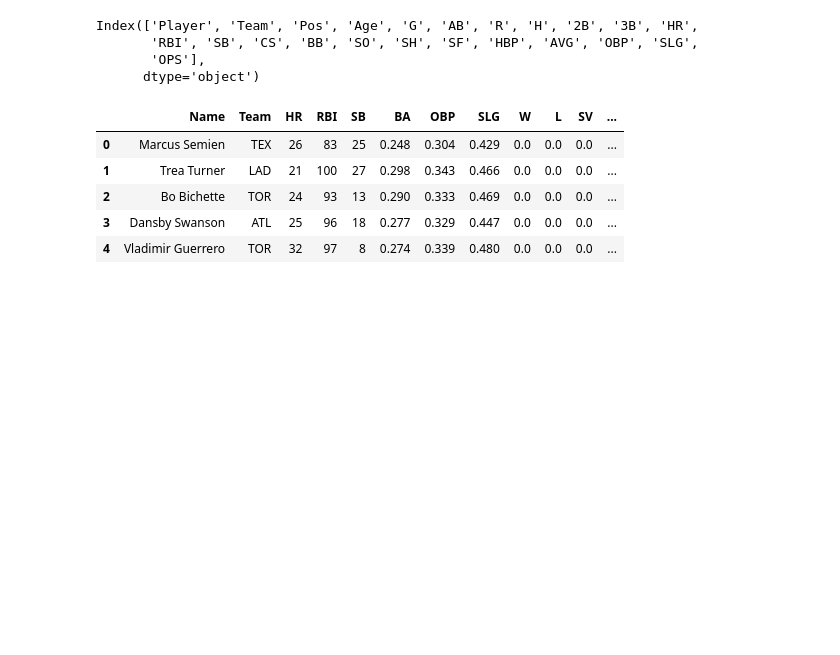
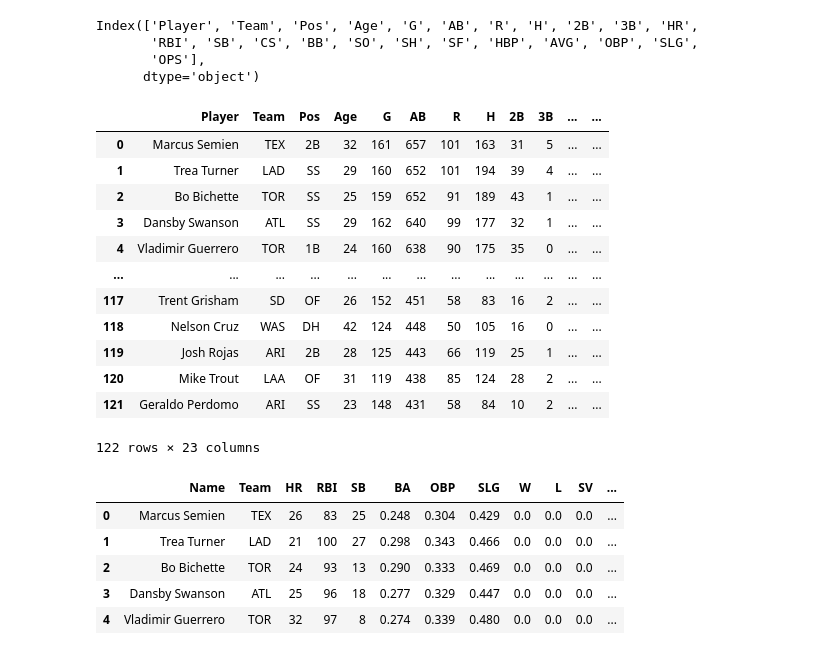
Before and after one commit to bengrr/MediumPostAssignment3, a Jupyter notebook: Assignment3Code.ipynb, the cells around one changed output. Drawn from its saved outputs; the diff is of its cells as text; code cells hidden in the pictures; blank space fills up the shorter version.

```diff
--- a/Assignment3Code.ipynb
+++ b/Assignment3Code.ipynb
@@ -58,6 +58,22 @@ Index(['Player', 'Team', 'Pos', 'Age', 'G', 'AB', 'R', 'H', '2B', '3B', 'HR',
        'RBI', 'SB', 'CS', 'BB', 'SO', 'SH', 'SF', 'HBP', 'AVG', 'OBP', 'SLG',
        'OPS'],
       dtype='object')
+# %%
+allB
+# %% [output]
+|  | Player | Team | Pos | Age | G | AB | R | H | 2B | 3B | ... | ... |
+| 0 | Marcus Semien | TEX | 2B | 32 | 161 | 657 | 101 | 163 | 31 | 5 | ... | ... |
+| 1 | Trea Turner | LAD | SS | 29 | 160 | 652 | 101 | 194 | 39 | 4 | ... | ... |
+| 2 | Bo Bichette | TOR | SS | 25 | 159 | 652 | 91 | 189 | 43 | 1 | ... | ... |
+| 3 | Dansby Swanson | ATL | SS | 29 | 162 | 640 | 99 | 177 | 32 | 1 | ... | ... |
+| 4 | Vladimir Guerrero | TOR | 1B | 24 | 160 | 638 | 90 | 175 | 35 | 0 | ... | ... |
+| ... | ... | ... | ... | ... | ... | ... | ... | ... | ... | ... | ... | ... |
+| 117 | Trent Grisham | SD | OF | 26 | 152 | 451 | 58 | 83 | 16 | 2 | ... | ... |
+| 118 | Nelson Cruz | WAS | DH | 42 | 124 | 448 | 50 | 105 | 16 | 0 | ... | ... |
+| 119 | Josh Rojas | ARI | 2B | 28 | 125 | 443 | 66 | 119 | 25 | 1 | ... | ... |
+| 120 | Mike Trout | LAA | OF | 31 | 119 | 438 | 85 | 124 | 28 | 2 | ... | ... |
+| 121 | Geraldo Perdomo | ARI | SS | 23 | 148 | 431 | 58 | 84 | 10 | 2 | ... | ... |
+122 rows × 23 columns
 # %%
 newC = ['W', 'L', 'SV', 'ERA', 'IP']
 allBnew = allB.drop(columns=['Pos', 'Age', 'G', 'AB', 'R', 'H', '2B', '3B', 'CS', 'BB', 'SO', 'SH', 'SF', 'HBP', 'OPS'])
```
Also changed, not shown: parts of 5 cells of this notebook, 2 other files.
